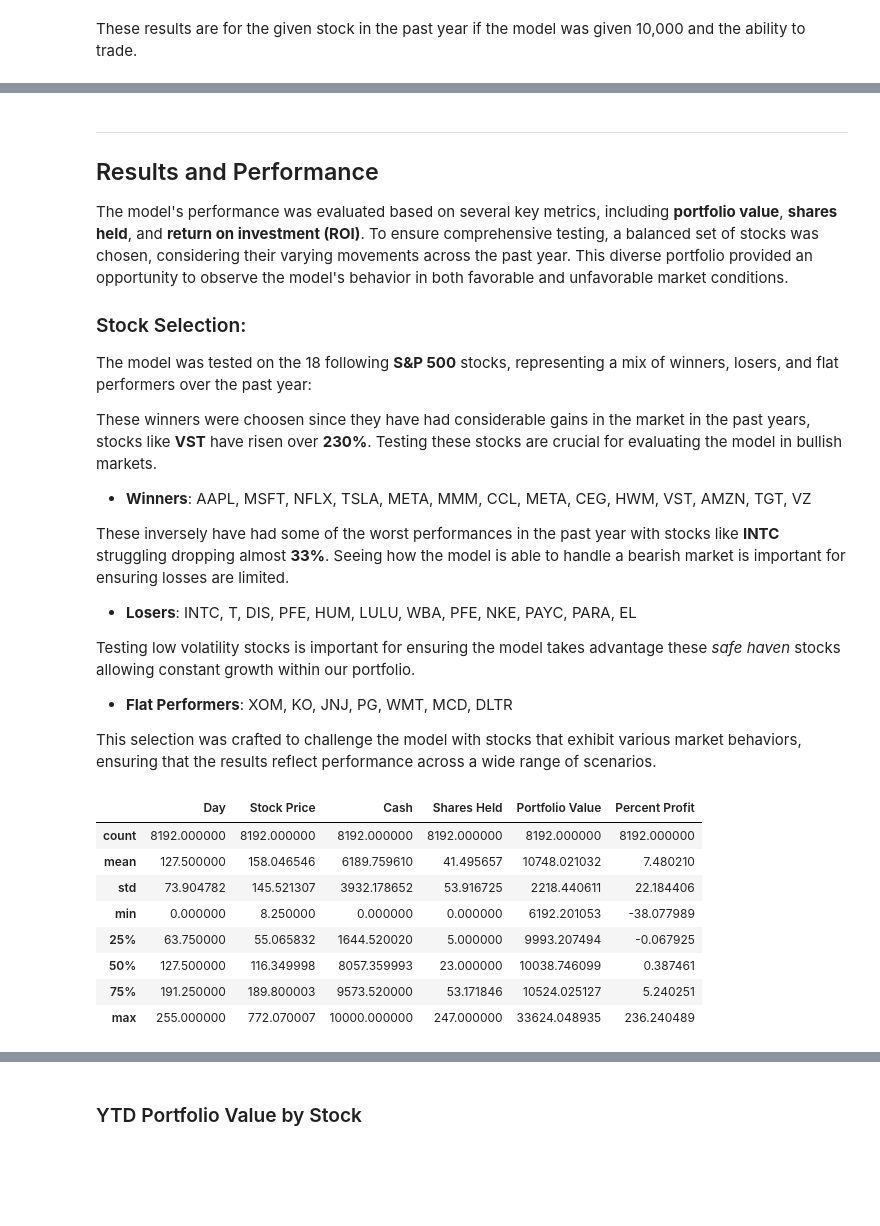
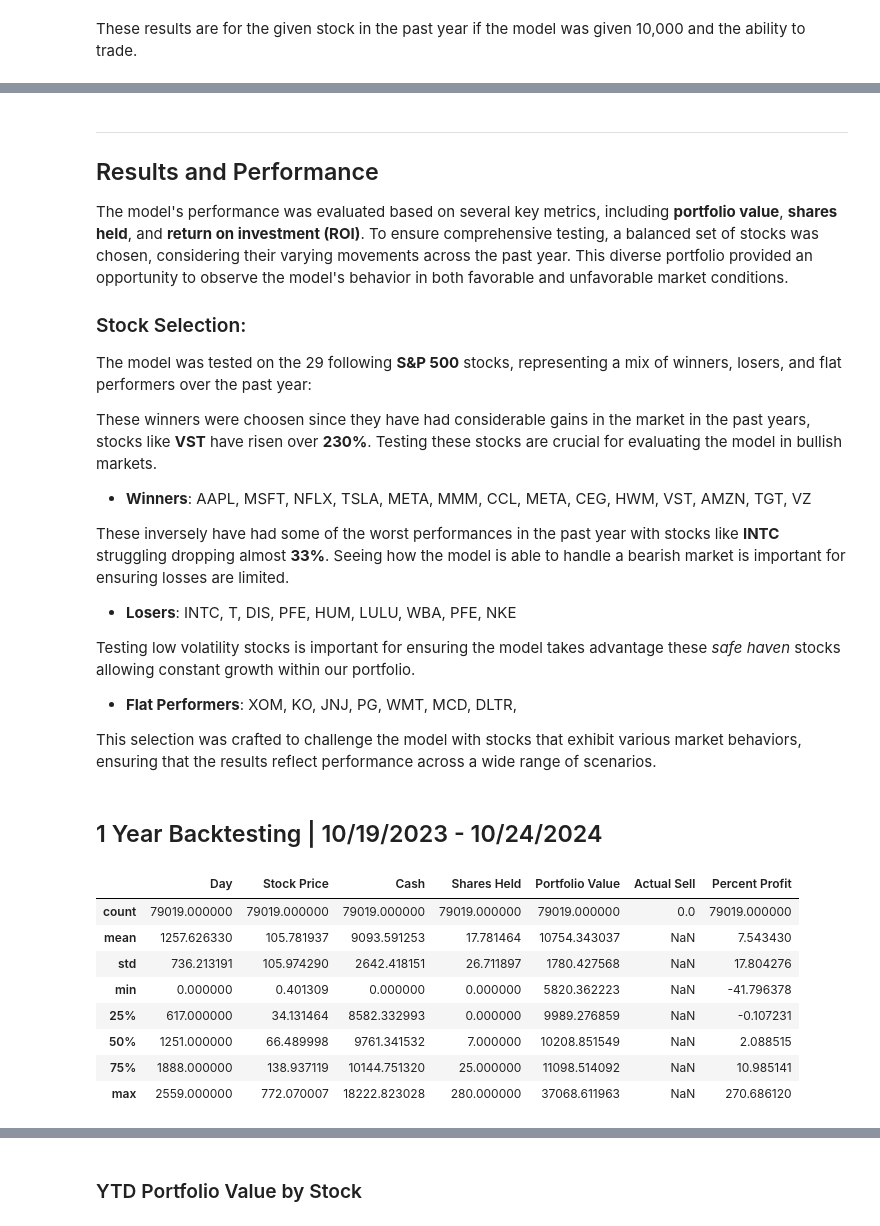
Before and after one commit to uniquedapoet/StockTradingModel, a Jupyter notebook: Stock_Trading_Model_Report.ipynb, the cells around one changed output, grey strips where cells are left out. Saved outputs shown, nothing was run; the diff lists cells and outputs as text; code cells hidden in the pictures; blank space fills up the shorter version.

Commit message:
Update portfolio.csv with new stock transactions Refactor get_stock_data function and update portfolio.csv Fix readme Simulate and buy

```diff
--- a/Stock_Trading_Model_Report.ipynb
+++ b/Stock_Trading_Model_Report.ipynb
@@ -203,7 +202,7 @@ plt.show()
 The model's performance was evaluated based on several key metrics, including **portfolio value**, **shares held**, and **return on investment (ROI)**. To ensure comprehensive testing, a balanced set of stocks was chosen, considering their varying movements across the past year. This diverse portfolio provided an opportunity to observe the model's behavior in both favorable and unfavorable market conditions.
 
 ### Stock Selection:
-The model was tested on the 18 following **S&P 500** stocks, representing a mix of winners, losers, and flat performers over the past year:
+The model was tested on the 29 following **S&P 500** stocks, representing a mix of winners, losers, and flat performers over the past year:
 
 These winners were choosen since they have had considerable gains in the market in the past years, stocks like **VST** have risen over **230%**. Testing these stocks are crucial for evaluating the model in bullish markets.
 
@@ -211,29 +210,30 @@ These winners were choosen since they have had considerable gains in the market
 
 These inversely have had some of the worst performances in the past year with stocks like **INTC** struggling dropping almost **33%**. Seeing how the model is able to handle a bearish market is important for ensuring losses are limited.
 
-- **Losers**: INTC, T, DIS, PFE, HUM, LULU, WBA, PFE, NKE, PAYC, PARA, EL
+- **Losers**: INTC, T, DIS, PFE, HUM, LULU, WBA, PFE, NKE
 
 Testing low volatility stocks is important for ensuring the model takes advantage these *safe haven* stocks allowing constant growth within our portfolio.
 
-- **Flat Performers**: XOM, KO, JNJ, PG, WMT, MCD, DLTR
+- **Flat Performers**: XOM, KO, JNJ, PG, WMT, MCD, DLTR,
 
 This selection was crafted to challenge the model with stocks that exhibit various market behaviors, ensuring that the results reflect performance across a wide range of scenarios.
+# %% [markdown]
+## 1 Year Backtesting | 10/19/2023 - 10/24/2024
 # %%
 import pandas as pd
-sim_results = pd.read_csv('simResults/FINALSIMRESULTS.csv')
-# sim_results = pd.read_csv('CashAppIntegration/portfolio2.csv')
+sim_results = pd.read_csv('simResults/10year_mass_sell.csv')
 sim_results['Percent Profit'] = ((sim_results['Portfolio Value'] - 10000) / 10000) * 100
 sim_results.describe()
 # %% [output]
-|  | Day | Stock Price | Cash | Shares Held | Portfolio Value | Percent Profit |
-| count | 8192.000000 | 8192.000000 | 8192.000000 | 8192.000000 | 8192.000000 | 8192.000000 |
-| mean | 127.500000 | 158.046546 | 6189.759610 | 41.495657 | 10748.021032 | 7.480210 |
-| std | 73.904782 | 145.521307 | 3932.178652 | 53.916725 | 2218.440611 | 22.184406 |
-| min | 0.000000 | 8.250000 | 0.000000 | 0.000000 | 6192.201053 | -38.077989 |
-| 25% | 63.750000 | 55.065832 | 1644.520020 | 5.000000 | 9993.207494 | -0.067925 |
-| 50% | 127.500000 | 116.349998 | 8057.359993 | 23.000000 | 10038.746099 | 0.387461 |
-| 75% | 191.250000 | 189.800003 | 9573.520000 | 53.171846 | 10524.025127 | 5.240251 |
-| max | 255.000000 | 772.070007 | 10000.000000 | 247.000000 | 33624.048935 | 236.240489 |
+|  | Day | Stock Price | Cash | Shares Held | Portfolio Value | Actual Sell | Percent Profit |
+| count | 79019.000000 | 79019.000000 | 79019.000000 | 79019.000000 | 79019.000000 | 0.0 | 79019.000000 |
+| mean | 1257.626330 | 105.781937 | 9093.591253 | 17.781464 | 10754.343037 | NaN | 7.543430 |
+| std | 736.213191 | 105.974290 | 2642.418151 | 26.711897 | 1780.427568 | NaN | 17.804276 |
+| min | 0.000000 | 0.401309 | 0.000000 | 0.000000 | 5820.362223 | NaN | -41.796378 |
+| 25% | 617.000000 | 34.131464 | 8582.332993 | 0.000000 | 9989.276859 | NaN | -0.107231 |
+| 50% | 1251.000000 | 66.489998 | 9761.341532 | 7.000000 | 10208.851549 | NaN | 2.088515 |
+| 75% | 1888.000000 | 138.937119 | 10144.751320 | 25.000000 | 11098.514092 | NaN | 10.985141 |
+| max | 2559.000000 | 772.070007 | 18222.823028 | 280.000000 | 37068.611963 | NaN | 270.686120 |
 # %% [markdown]
 ### Model Performance Summary
 
```
Also changed, not shown: parts of 15 cells of this notebook, 12 other files.
